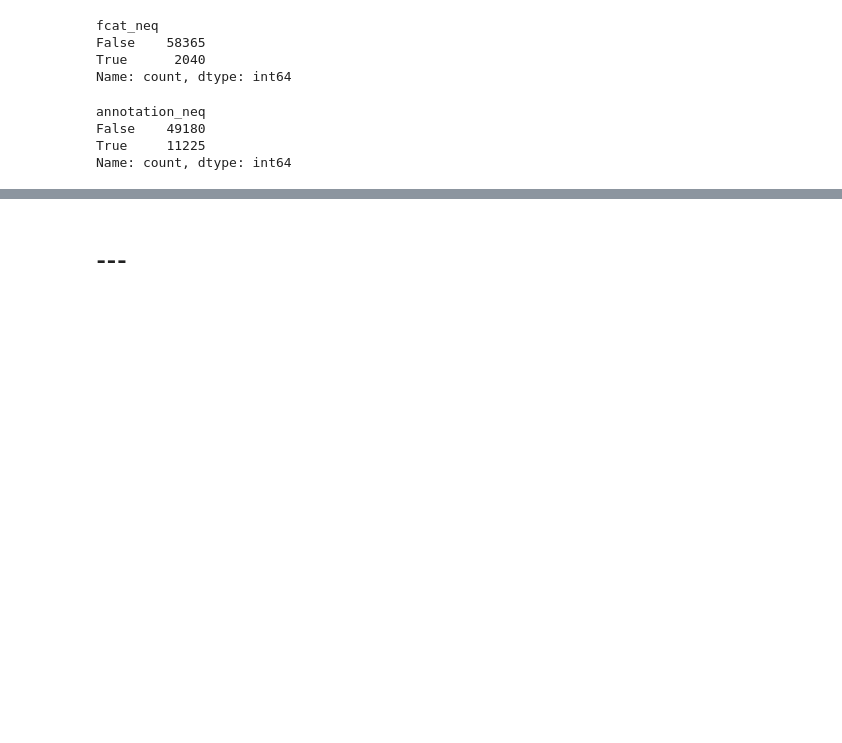
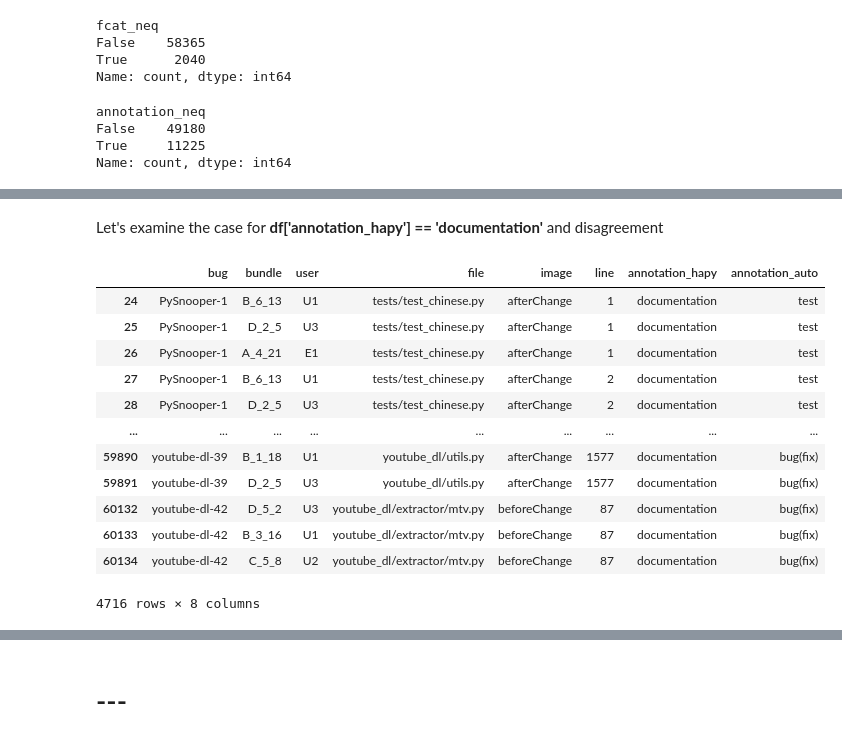
Before and after one commit to ncusi/PatchScope, a Jupyter notebook: notebooks/experiments/01-compare_annotations.ipynb, the cells around one changed output, grey strips where cells are left out. Drawn from its saved outputs; the diff is of its cells as text; code cells hidden in the pictures; blank space fills up the shorter version.

```diff
--- a/notebooks/experiments/01-compare_annotations.ipynb
+++ b/notebooks/experiments/01-compare_annotations.ipynb
@@ -1095,0 +1141,23 @@ Name: count, dtype: int64
+# %% [markdown]
+Let's examine the case for **df['annotation_hapy'] == 'documentation'** and disagreement
+# %%
+df = merge_sel[merge_sel['annotation_neq'] & (merge_sel['annotation_hapy'] == 'documentation')][[
+    'bug','bundle','user',
+    'file','image','line',
+    'annotation_hapy', 'annotation_auto'
+]]
+df
+# %% [output]
+|  | bug | bundle | user | file | image | line | annotation_hapy | annotation_auto |
+| 24 | PySnooper-1 | B_6_13 | U1 | tests/test_chinese.py | afterChange | 1 | documentation | test |
+| 25 | PySnooper-1 | D_2_5 | U3 | tests/test_chinese.py | afterChange | 1 | documentation | test |
+| 26 | PySnooper-1 | A_4_21 | E1 | tests/test_chinese.py | afterChange | 1 | documentation | test |
+| 27 | PySnooper-1 | B_6_13 | U1 | tests/test_chinese.py | afterChange | 2 | documentation | test |
+| 28 | PySnooper-1 | D_2_5 | U3 | tests/test_chinese.py | afterChange | 2 | documentation | test |
+| ... | ... | ... | ... | ... | ... | ... | ... | ... |
+| 59890 | youtube-dl-39 | B_1_18 | U1 | youtube_dl/utils.py | afterChange | 1577 | documentation | bug(fix) |
+| 59891 | youtube-dl-39 | D_2_5 | U3 | youtube_dl/utils.py | afterChange | 1577 | documentation | bug(fix) |
+| 60132 | youtube-dl-42 | D_5_2 | U3 | youtube_dl/extractor/mtv.py | beforeChange | 87 | documentation | bug(fix) |
+| 60133 | youtube-dl-42 | B_3_16 | U1 | youtube_dl/extractor/mtv.py | beforeChange | 87 | documentation | bug(fix) |
+| 60134 | youtube-dl-42 | C_5_8 | U2 | youtube_dl/extractor/mtv.py | beforeChange | 87 | documentation | bug(fix) |
+4716 rows × 8 columns
```
Also changed, not shown: parts of 21 cells of this notebook.
